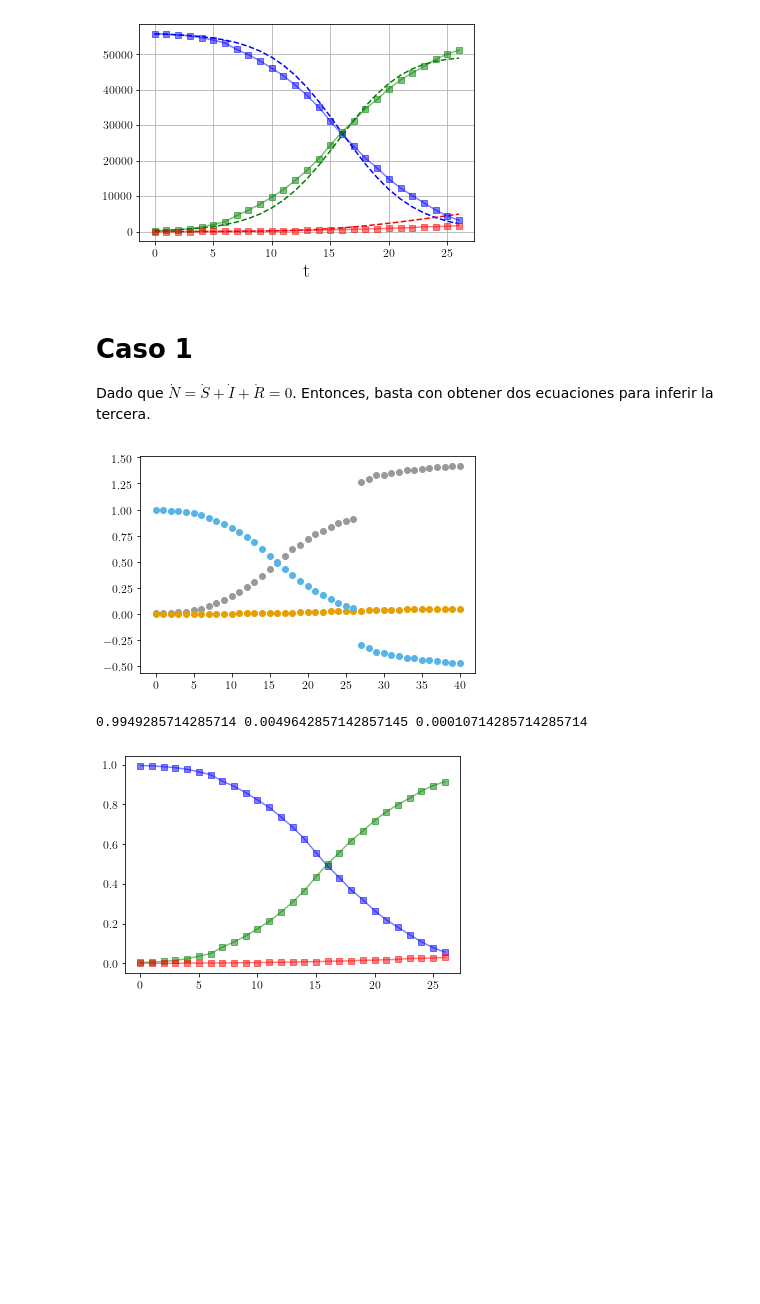
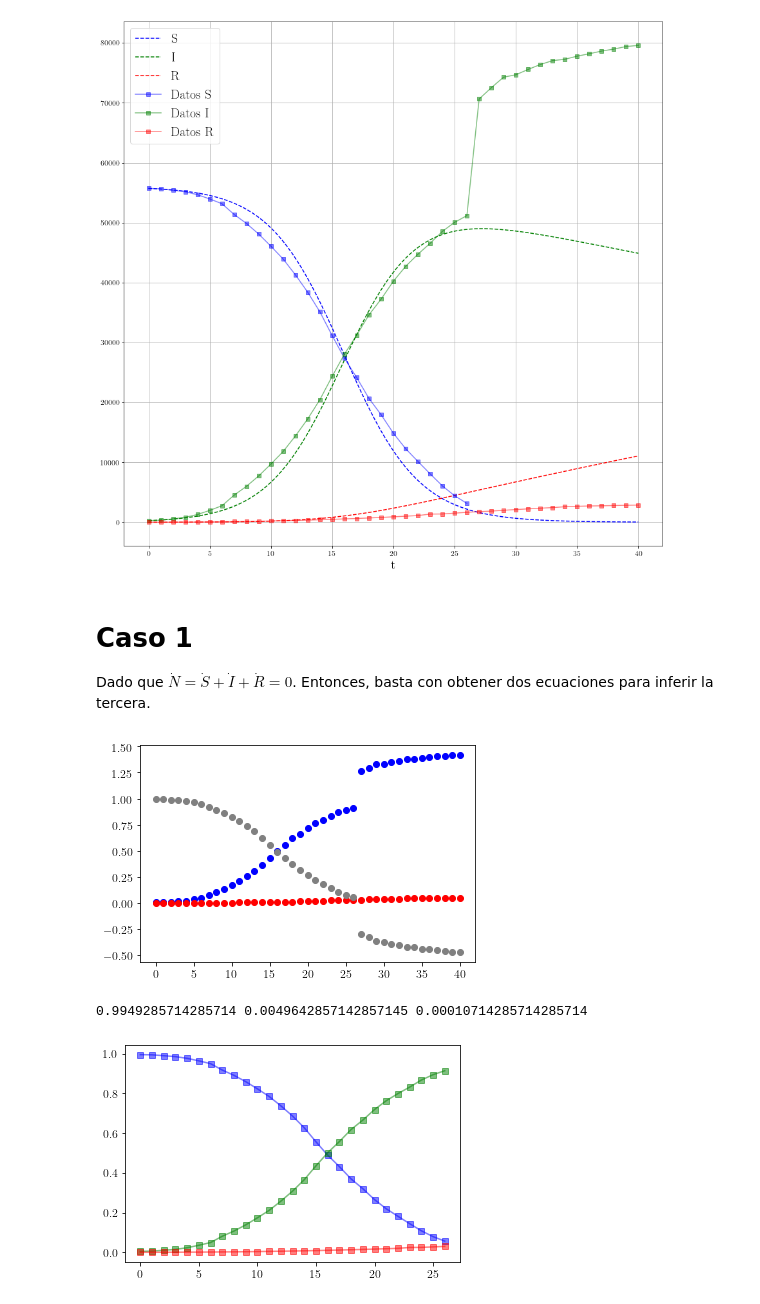
Before and after one commit to ErickMM98/estimate_covid_pdparams, a Jupyter notebook: Pruebas.ipynb, the cells around one changed output. Cells and saved outputs as stored; diff of their text form; code cells hidden in the pictures; blank space fills up the shorter version.

Commit message:
images
some images

```diff
--- a/Pruebas.ipynb
+++ b/Pruebas.ipynb
@@ -3,38 +3,41 @@ from scipy.integrate import odeint
 def pend(x, t, beta, gamma):
     s, i, r = x
     dxdt = [-beta*s*i,
             beta*s*i - gamma*i ,
             gamma*i]
     return dxdt
 
 y0 = [0.9949285714285714,
       0.0049642857142857145,
       0.00010714285714285714]
-t = np.linspace(0, 26, 27)
+t = np.linspace(0, 40, 100)
 
 beta = 0.340121
 #beta = 0.34
 gamma = 0.00924
 #gamma = 0.000924
 sol = odeint(pend, y0, t, args=(beta, gamma))
 N = 56 * 10 ** 3
 
 import matplotlib.pyplot as plt
 fig, ax = plt.subplots()
+fig.set_size_inches([15,15])
 ax.plot(t, N*sol[:, 0], 'blue', label='S', linestyle = '--')
 ax.plot(t, N*sol[:, 1], 'green', label='I', linestyle = '--')
 ax.plot(t, N*sol[:, 2], 'red', label='R', linestyle = '--')
+I = china.copy()
+R = deaths_china_total.copy()
 ax.plot(days[bool_array].index, N*S, color ='blue', marker = 's', alpha= 0.5,
        label = 'Datos S')
-ax.plot(days[bool_array].index, N*I, color ='green',marker = 's',alpha= 0.5,
+ax.plot(days.index, I, color ='green',marker = 's',alpha= 0.5,
        label = 'Datos I')
-ax.plot(days[bool_array].index, N*R, color ='red',marker = 's',alpha= 0.5,
+ax.plot(days.index, R, color ='red',marker = 's',alpha= 0.5,
        label = 'Datos R')
-#ax.legend(loc='best')
+ax.legend(loc='best')
 ax.set_xlabel('t')
 ax.grid()
 # %% [output]
-[figure, old version]
+[figure, new version]
 # %% [markdown]
 # Caso 1
 
@@ -63,23 +66,38 @@ deaths_outside_total = data["Death Outside"]
 
 N = 56 * 10 ** 3  # estimate of people affected by lock down
 
+Hubei = 5917*10**4
+Guangdong = 11346*10**4
+Henan = 9605*10**4
+Zhejiang = 5737*10**4
+Hunan = 6899*10**4
+Anhui = 6324*10**4
+Jiangxi = 4648*10**4
+N = 56*10**3
+#N = max(china)# estimate of people affected by lock down
+
 I = china.copy() / N
 R = deaths_china_total.copy() / N
-plt.scatter(range(len(I)), I)
-plt.scatter(range(len(I)), R)
-plt.scatter(range(len(I)), 1-I -R)
+
+
+plt.scatter(range(len(I)), I, color = 'blue')
+plt.scatter(range(len(I)), R, color = 'red')
+plt.scatter(range(len(I)), 1-I -R,color = 'gray')
 plt.show()
+
+
 bool_array = (I <= 1)
 I = I[bool_array]
 R = R[bool_array]
 S = 1 - I - R
 
+
 init_I = I[0]
 init_R = R[0]
 init_S = S[0]
 print(init_S, init_I, init_R)
 # %% [output]
-[figure, old version]
+[figure, new version]
 0.9949285714285714 0.0049642857142857145 0.00010714285714285714
 # %%
 fig, ax = plt.subplots()
```
Also changed, not shown: parts of 8 cells of this notebook, 3 other files.
